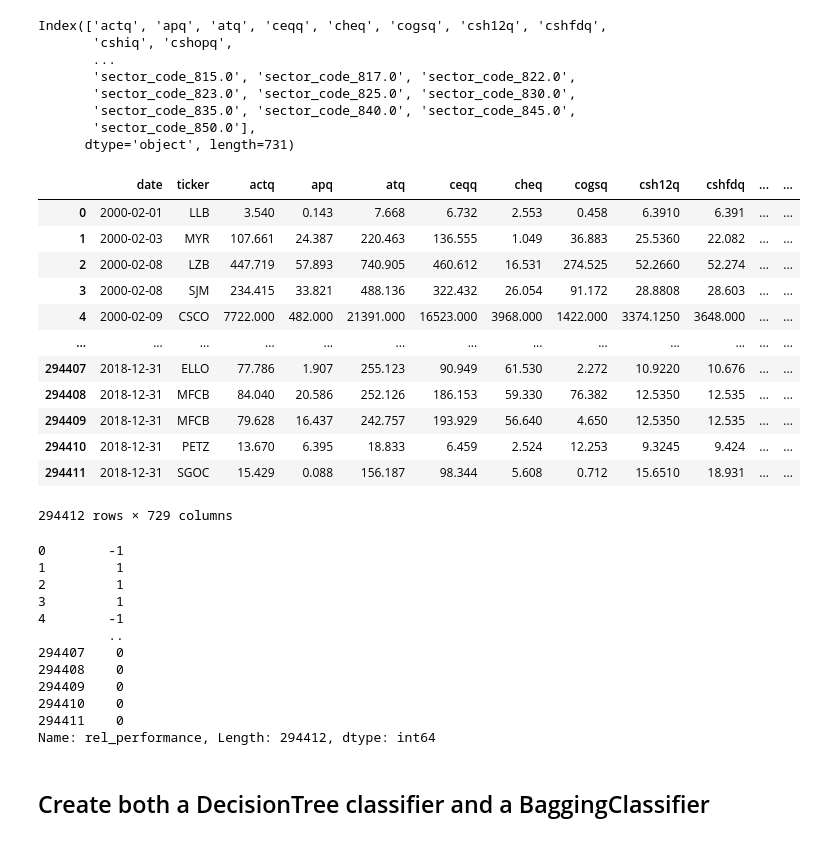
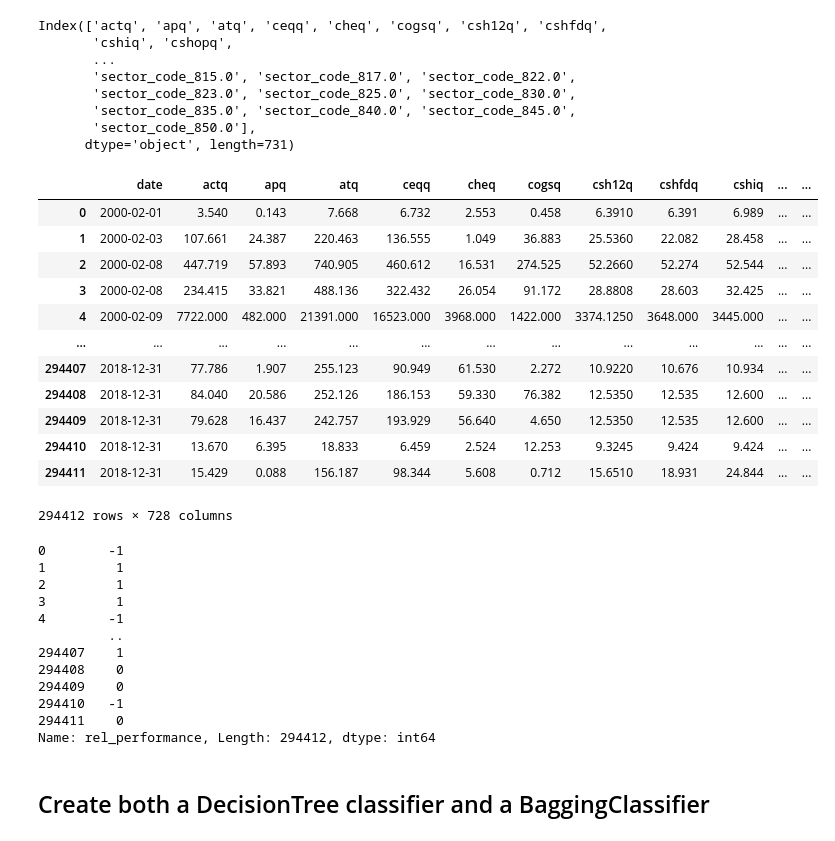
Before and after one commit to svyatoslavBokalo/ModernDataAnalysis, a Jupyter notebook: HW3.ipynb, the cells around one changed output. Cells and saved outputs as stored; diff of their text form; code cells hidden in the pictures.

```diff
--- a/HW3.ipynb
+++ b/HW3.ipynb
@@ -27,25 +28,25 @@ Index(['actq', 'apq', 'atq', 'ceqq', 'cheq', 'cogsq', 'csh12q', 'cshfdq',
 # %%
 df = df.drop([x  for x in df.columns if 'fqtr' in x], axis=1)
 data = df.replace([np.inf,-np.inf],np.nan) # change inf, -inf to nan
 data.reset_index(inplace=True)
-#data = data.groupby('ticker').fillna(method='ffill') # forward-fill propagates the last observed non-null value forward until another non-null value is encountered.
-data = data.fillna(method='ffill')
+data = data.groupby('ticker').fillna(method='ffill').fillna(method='bfill') # forward-fill propagates the last observed non-null value forward until another non-null value is encountered.
+#data = data.fillna(method='ffill')
 data = data.fillna(0) # fill all other nans to 0
 data
 # %% [output]
-|  | date | ticker | actq | apq | atq | ceqq | cheq | cogsq | csh12q | cshfdq | ... | ... |
-| 0 | 2000-02-01 | LLB | 3.540 | 0.143 | 7.668 | 6.732 | 2.553 | 0.458 | 6.3910 | 6.391 | ... | ... |
-| 1 | 2000-02-03 | MYR | 107.661 | 24.387 | 220.463 | 136.555 | 1.049 | 36.883 | 25.5360 | 22.082 | ... | ... |
-| 2 | 2000-02-08 | LZB | 447.719 | 57.893 | 740.905 | 460.612 | 16.531 | 274.525 | 52.2660 | 52.274 | ... | ... |
-| 3 | 2000-02-08 | SJM | 234.415 | 33.821 | 488.136 | 322.432 | 26.054 | 91.172 | 28.8808 | 28.603 | ... | ... |
-| 4 | 2000-02-09 | CSCO | 7722.000 | 482.000 | 21391.000 | 16523.000 | 3968.000 | 1422.000 | 3374.1250 | 3648.000 | ... | ... |
+|  | date | actq | apq | atq | ceqq | cheq | cogsq | csh12q | cshfdq | cshiq | ... | ... |
+| 0 | 2000-02-01 | 3.540 | 0.143 | 7.668 | 6.732 | 2.553 | 0.458 | 6.3910 | 6.391 | 6.989 | ... | ... |
+| 1 | 2000-02-03 | 107.661 | 24.387 | 220.463 | 136.555 | 1.049 | 36.883 | 25.5360 | 22.082 | 28.458 | ... | ... |
+| 2 | 2000-02-08 | 447.719 | 57.893 | 740.905 | 460.612 | 16.531 | 274.525 | 52.2660 | 52.274 | 52.544 | ... | ... |
+| 3 | 2000-02-08 | 234.415 | 33.821 | 488.136 | 322.432 | 26.054 | 91.172 | 28.8808 | 28.603 | 32.425 | ... | ... |
+| 4 | 2000-02-09 | 7722.000 | 482.000 | 21391.000 | 16523.000 | 3968.000 | 1422.000 | 3374.1250 | 3648.000 | 3445.000 | ... | ... |
 | ... | ... | ... | ... | ... | ... | ... | ... | ... | ... | ... | ... | ... |
-| 294407 | 2018-12-31 | ELLO | 77.786 | 1.907 | 255.123 | 90.949 | 61.530 | 2.272 | 10.9220 | 10.676 | ... | ... |
-| 294408 | 2018-12-31 | MFCB | 84.040 | 20.586 | 252.126 | 186.153 | 59.330 | 76.382 | 12.5350 | 12.535 | ... | ... |
-| 294409 | 2018-12-31 | MFCB | 79.628 | 16.437 | 242.757 | 193.929 | 56.640 | 4.650 | 12.5350 | 12.535 | ... | ... |
-| 294410 | 2018-12-31 | PETZ | 13.670 | 6.395 | 18.833 | 6.459 | 2.524 | 12.253 | 9.3245 | 9.424 | ... | ... |
-| 294411 | 2018-12-31 | SGOC | 15.429 | 0.088 | 156.187 | 98.344 | 5.608 | 0.712 | 15.6510 | 18.931 | ... | ... |
+| 294407 | 2018-12-31 | 77.786 | 1.907 | 255.123 | 90.949 | 61.530 | 2.272 | 10.9220 | 10.676 | 10.934 | ... | ... |
+| 294408 | 2018-12-31 | 84.040 | 20.586 | 252.126 | 186.153 | 59.330 | 76.382 | 12.5350 | 12.535 | 12.600 | ... | ... |
+| 294409 | 2018-12-31 | 79.628 | 16.437 | 242.757 | 193.929 | 56.640 | 4.650 | 12.5350 | 12.535 | 12.600 | ... | ... |
+| 294410 | 2018-12-31 | 13.670 | 6.395 | 18.833 | 6.459 | 2.524 | 12.253 | 9.3245 | 9.424 | 9.424 | ... | ... |
+| 294411 | 2018-12-31 | 15.429 | 0.088 | 156.187 | 98.344 | 5.608 | 0.712 | 15.6510 | 18.931 | 24.844 | ... | ... |
-294412 rows × 729 columns
+294412 rows × 728 columns
 # %%
 def f(x):
     if x > 0.05:
@@ -64,10 +65,10 @@ data['rel_performance']
 3         1
 4        -1
          ..
-294407    0
+294407    1
 294408    0
 294409    0
-294410    0
+294410   -1
 294411    0
 Name: rel_performance, Length: 294412, dtype: int64
 # %% [markdown]
```
Also changed, not shown: parts of 29 cells of this notebook, 10 other files.
